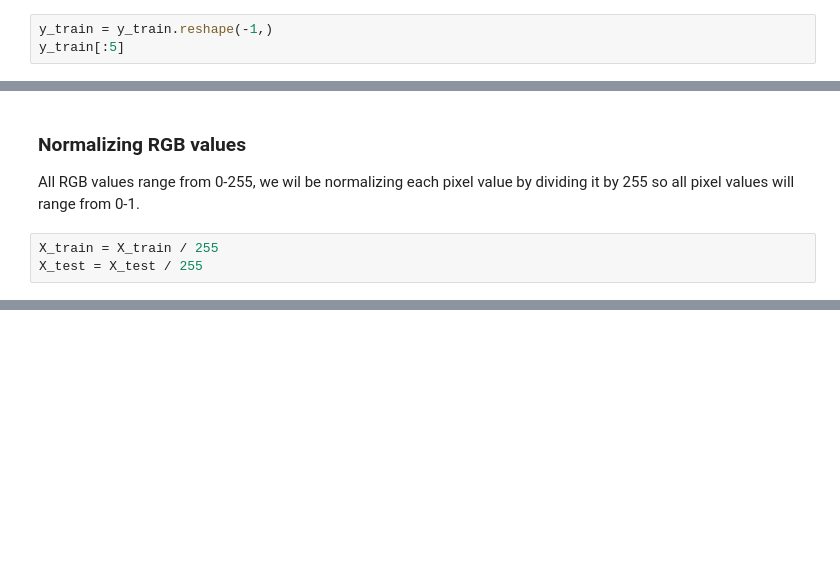
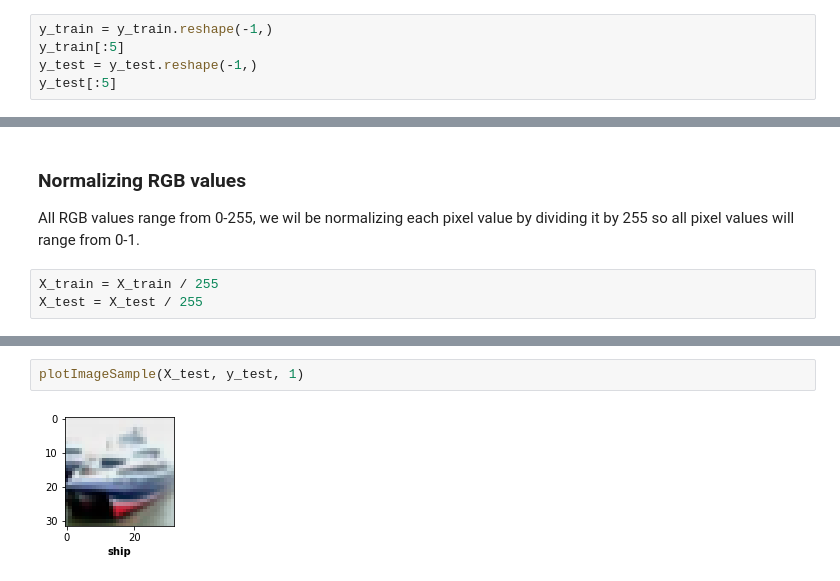
Before and after one commit to MahreenAthar/ObjectRecognition-Cifar10, a Jupyter notebook: i191712_Assignment3.ipynb, the cells around one changed output, grey strips where cells are left out. Drawn from its saved outputs; the diff is of its cells as text; blank space fills up the shorter version.

```diff
--- a/i191712_Assignment3.ipynb
+++ b/i191712_Assignment3.ipynb
@@ -44,4 +59,6 @@ Now we don't want each y_train to be a 2D array, there's no need for this so we
 # %%
 y_train = y_train.reshape(-1,)
 y_train[:5]
+y_test = y_test.reshape(-1,)
+y_test[:5]
 # %% [output]
@@ -92,0 +163,4 @@ array([[[0.00090734, 0.00095348, 0.00096886],
+# %%
+plotImageSample(X_test, y_test, 1)
+# %% [output]
+[figure, added]
```
Also changed, not shown: parts of 32 cells of this notebook.
